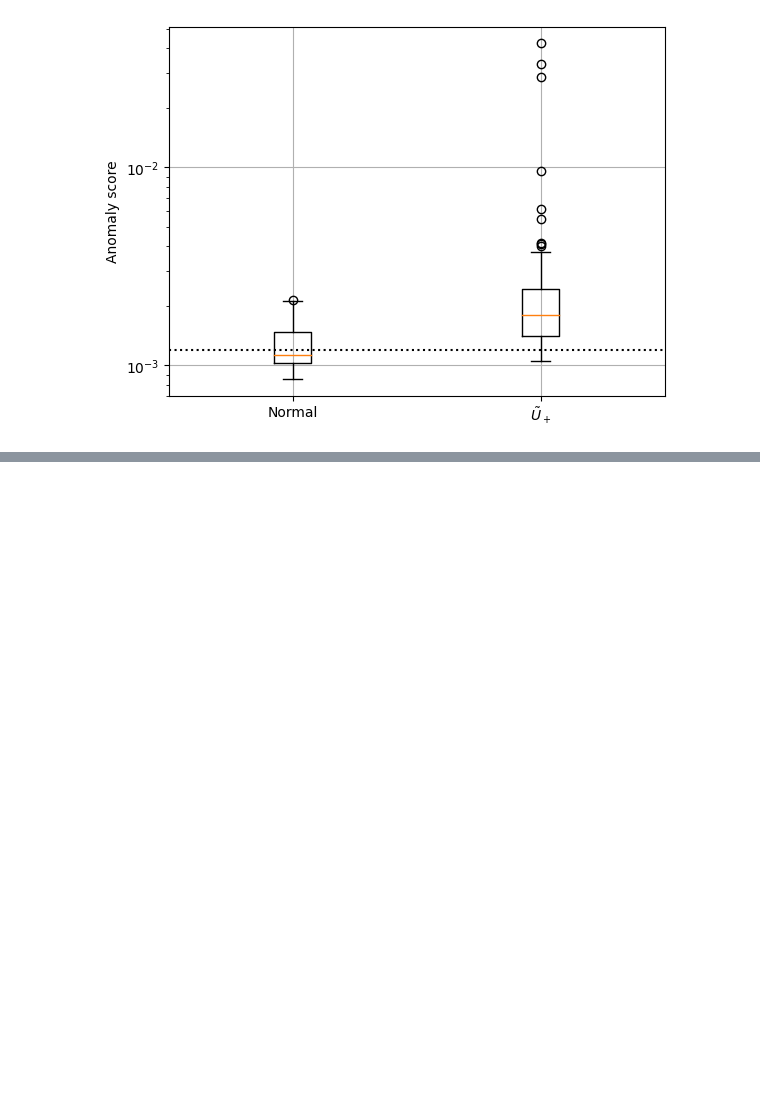
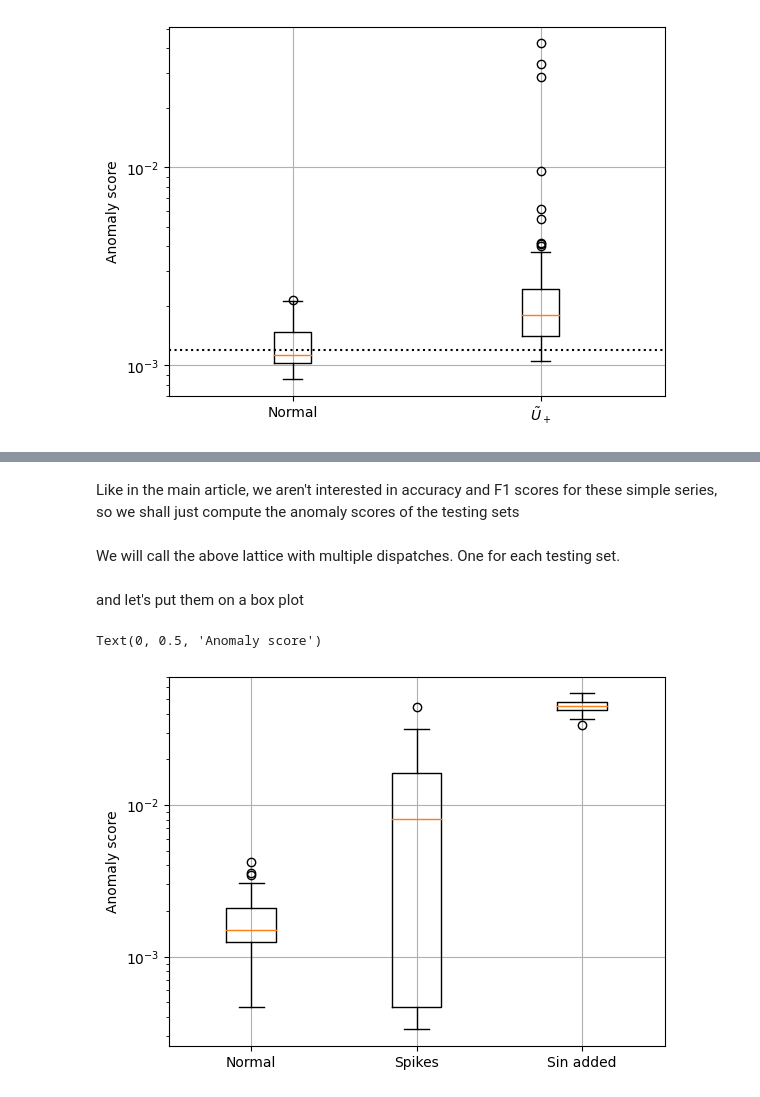
Before and after one commit to AgnostiqHQ/Quantum-Variational-Rewinding, a Jupyter notebook: QVR_example.ipynb, the cells around one changed output, grey strips where cells are left out. Cells and saved outputs as stored; diff of their text form; code cells hidden in the pictures; blank space fills up the shorter version.

```diff
--- a/QVR_example.ipynb
+++ b/QVR_example.ipynb
@@ -603,0 +724,49 @@ Text(0, 0.5, 'Anomaly score')
+# %% [markdown]
+Like in the main article, we aren't interested in accuracy and F1 scores for these simple series, so we shall just compute the anomaly scores of the testing sets
+# %%
+@ct.lattice
+def anomaly_score_workflow(Xte, penalty, tau, results_dict, M_sample_func, wires, k, embed_func, N_E, transform_func,
+                           diag_func, observable):
+
+    # check dimensions of input data are correct
+    data_santity_check(Xte)
+
+    scores = get_anomaly_scores(Xte, penalty, tau, results_dict,
+                                 M_sample_func, wires, k, embed_func, N_E,
+                                 transform_func, diag_func, observable)
+
+    return scores
+# %% [markdown]
+We will call the above lattice with multiple dispatches. One for each testing set.
+# %%
+dispatch_ids = []
+for Xte in [Xte_normal, Xte_spikes, Xte_sin]:
+    dispatch_id = ct.dispatch(anomaly_score_workflow)(Xte=Xte,
+                                               penalty=arctan_penalty,
+                                               tau=10,
+                                               results_dict=opt_results,
+                                               M_sample_func=sample_M,
+                                               wires=range(n_qubits),
+                                               k=2,
+                                               embed_func=qml.templates.AngleEmbedding,
+                                               N_E=10,
+                                               transform_func=qml.templates.StronglyEntanglingLayers,
+                                               diag_func=create_diagonal_circuit,
+                                               observable=[qml.PauliZ(i) for i in range(n_qubits)])
+    dispatch_ids.append(dispatch_id)
+
+all_scores = []
+for id in dispatch_ids:
+    ct_results = ct.get_result(dispatch_id=id, wait=True)
+    scores = ct_results.result
+    all_scores.append(scores)
+# %% [markdown]
+and let's put them on a box plot
+# %%
+boxes = plt.boxplot([scores.detach().numpy() for scores in all_scores], labels=['Normal', 'Spikes', "Sin added"])
+plt.grid()
+plt.yscale('log')
+plt.ylabel('Anomaly score')
+# %% [output]
+Text(0, 0.5, 'Anomaly score')
+[figure, added]
```
Also changed, not shown: parts of 13 cells of this notebook.
